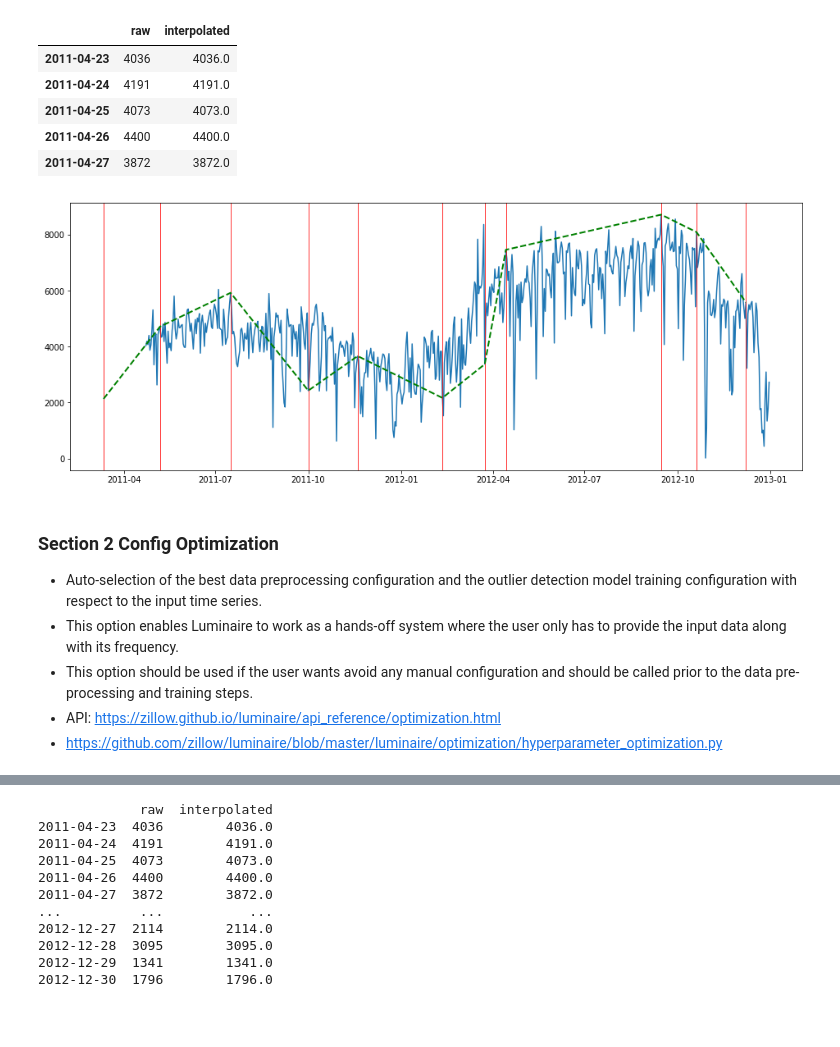
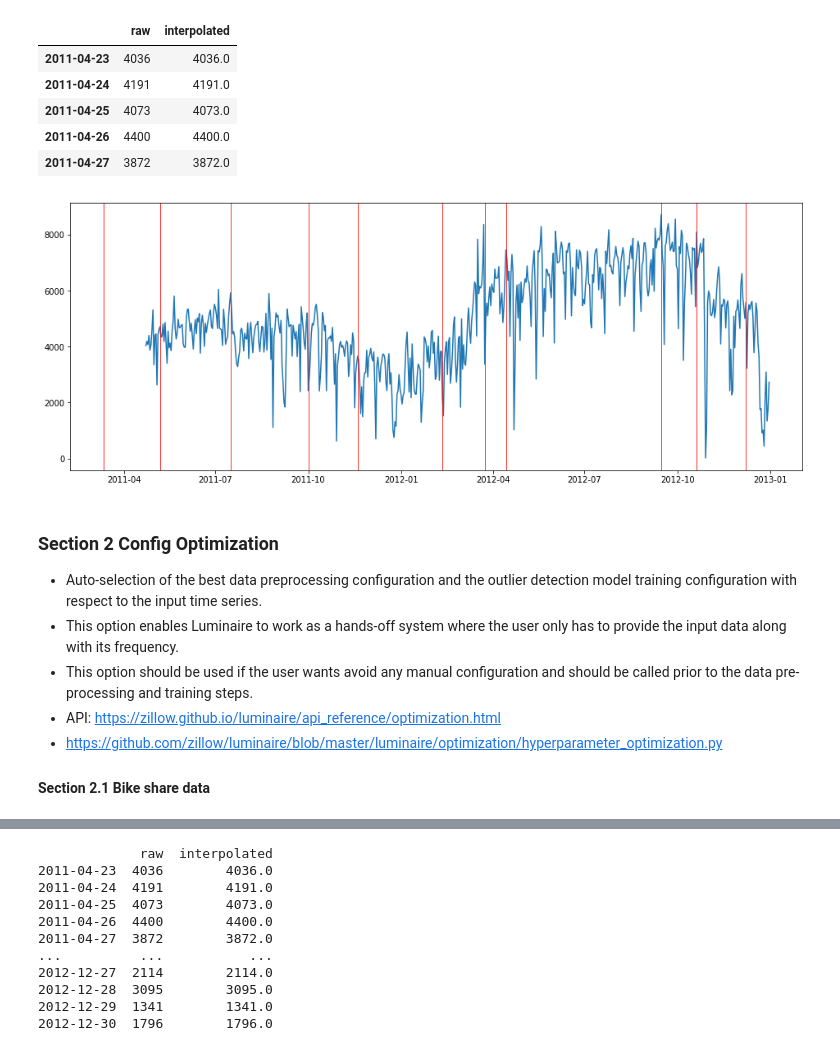
Before and after one commit to dataman-git/codes_for_articles, a Jupyter notebook: Luminaire.ipynb, the cells around one changed output, grey strips where cells are left out. Saved outputs shown, nothing was run; the diff lists cells and outputs as text; code cells hidden in the pictures; blank space fills up the shorter version.

```diff
--- a/Luminaire.ipynb
+++ b/Luminaire.ipynb
@@ -274,16 +274,16 @@ trend_change_list = list(profile['trend_change_list'])
 change_point_list = list(profile['change_point_list'])
 trendline = bike[bike.index.isin(trend_change_list)]
 # %%
-def change_point_plot(df):
+def change_point_plot(df, trend_change_list):
     plt.figure(figsize=(16,6))
     plt.plot(df['raw'], linestyle = '-')
     #plt.title('',fontsize=14)
     for x in trend_change_list:
         plt.axvline(x,lw=0.8, color='red')
-    plt.plot(trendline,lw=2, linestyle='dashed', color = 'green')
-change_point_plot(bike2)
+    #plt.plot(trendline,lw=2, linestyle='dashed', color = 'green')
+change_point_plot(bike2, trend_change_list)
 # %% [output]
-[figure, old version]
+[figure, new version]
 # %% [markdown]
 ### Section 2 Config Optimization
 * Auto-selection of the best data preprocessing configuration and the outlier detection model training configuration with respect to the input time series.
@@ -291,6 +291,8 @@ change_point_plot(bike2)
 * This option should be used if the user wants avoid any manual configuration and should be called prior to the data pre-processing and training steps.
 * API: https://zillow.github.io/luminaire/api_reference/optimization.html
 * https://github.com/zillow/luminaire/blob/master/luminaire/optimization/hyperparameter_optimization.py
+
+#### Section 2.1 Bike share data
 # %%
 from luminaire.optimization.hyperparameter_optimization import HyperparameterOptimization
 op = HyperparameterOptimization(freq='D')
```
Also changed, not shown: parts of 14 cells of this notebook.
